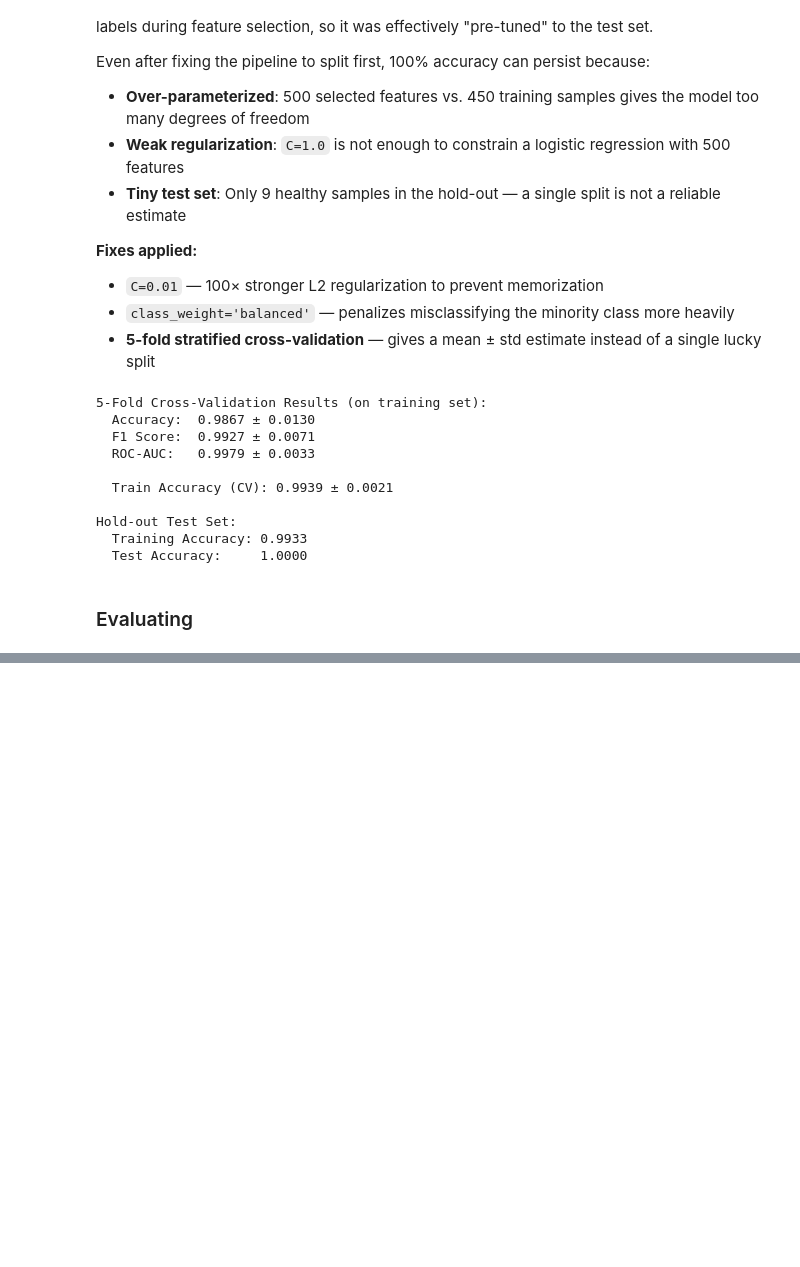
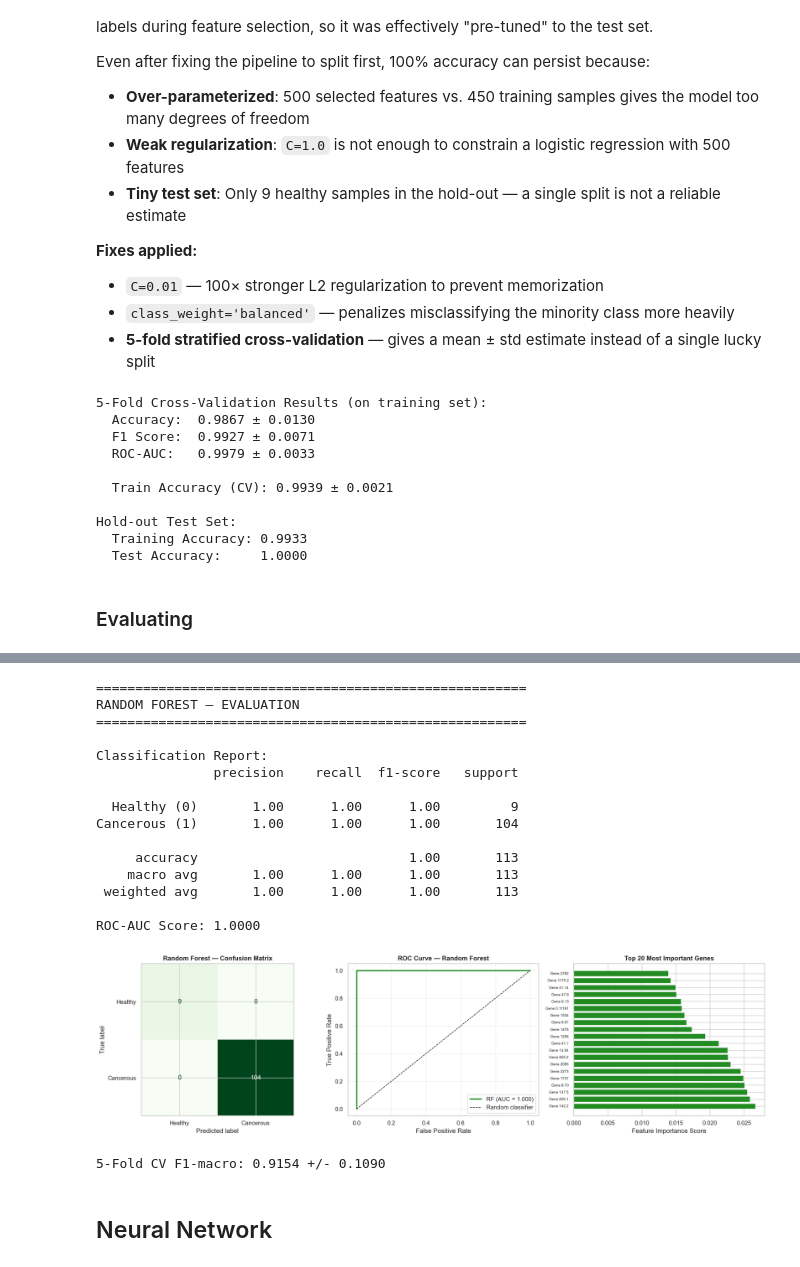
Before and after one commit to itsMeOnli/CMPS460-ML-Project, a Jupyter notebook: project.ipynb, the cells around one changed output, grey strips where cells are left out. Cells and saved outputs as stored; diff of their text form; code cells hidden in the pictures; blank space fills up the shorter version.

Commit message:
added deep learning model and random forest model

```diff
--- a/project.ipynb
+++ b/project.ipynb
@@ -686,0 +671,74 @@ print("confirms the model is genuinely separating classes, not guessing.")
+# %%
+# ── Cell 18: Random Forest Evaluation ─────────────────────────────
+from sklearn.metrics import (classification_report, confusion_matrix,
+                             roc_auc_score, roc_curve, ConfusionMatrixDisplay)
+
+print("=" * 55)
+print("RANDOM FOREST — EVALUATION")
+print("=" * 55)
+
+print("\nClassification Report:")
+print(classification_report(y_test, y_pred_rf,
+                            target_names=['Healthy (0)', 'Cancerous (1)']))
+
+roc_auc_rf = roc_auc_score(y_test, y_prob_rf)
+print(f"ROC-AUC Score: {roc_auc_rf:.4f}")
+
+fig, axes = plt.subplots(1, 3, figsize=(18, 5))
+
+# Confusion matrix
+cm_rf = confusion_matrix(y_test, y_pred_rf)
+disp = ConfusionMatrixDisplay(cm_rf,
+                              display_labels=['Healthy', 'Cancerous'])
+disp.plot(ax=axes[0], colorbar=False, cmap='Greens')
+axes[0].set_title('Random Forest — Confusion Matrix', fontweight='bold')
+
+# ROC curve
+fpr_rf, tpr_rf, _ = roc_curve(y_test, y_prob_rf)
+axes[1].plot(fpr_rf, tpr_rf, color='green', lw=2,
+             label=f'RF (AUC = {roc_auc_rf:.3f})')
+axes[1].plot([0,1], [0,1], 'k--', lw=1, label='Random classifier')
+axes[1].set_xlabel('False Positive Rate')
+axes[1].set_ylabel('True Positive Rate')
+axes[1].set_title('ROC Curve — Random Forest', fontweight='bold')
+axes[1].legend()
+axes[1].grid(True, alpha=0.3)
+
+# Feature importance — top 20 genes
+importances = pd.Series(rf_model.feature_importances_,
+                        index=top500_genes)
+top20 = importances.nlargest(20)
+axes[2].barh(range(20), top20.values, color='forestgreen')
+axes[2].set_yticks(range(20))
+axes[2].set_yticklabels([f'Gene {g}' for g in top20.index], fontsize=7)
+axes[2].set_title('Top 20 Most Important Genes', fontweight='bold')
+axes[2].set_xlabel('Feature Importance Score')
+
+plt.tight_layout()
+plt.show()
+
+# Cross validation
+from sklearn.model_selection import cross_val_score
+cv_scores_rf = cross_val_score(rf_model, X_train_scaled, y_train,
+                               cv=5, scoring='f1_macro')
+print(f"\n5-Fold CV F1-macro: {cv_scores_rf.mean():.4f} +/- {cv_scores_rf.std():.4f}")
+# %% [output]
+=======================================================
+RANDOM FOREST — EVALUATION
+=======================================================
+
+Classification Report:
+               precision    recall  f1-score   support
+
+  Healthy (0)       1.00      1.00      1.00         9
+Cancerous (1)       1.00      1.00      1.00       104
+
+     accuracy                           1.00       113
+    macro avg       1.00      1.00      1.00       113
+ weighted avg       1.00      1.00      1.00       113
+
+ROC-AUC Score: 1.0000
+[figure, added]
+5-Fold CV F1-macro: 0.9154 +/- 0.1090
+# %% [markdown]
+## Neural Network
```
Also changed, not shown: parts of 9 cells of this notebook.
